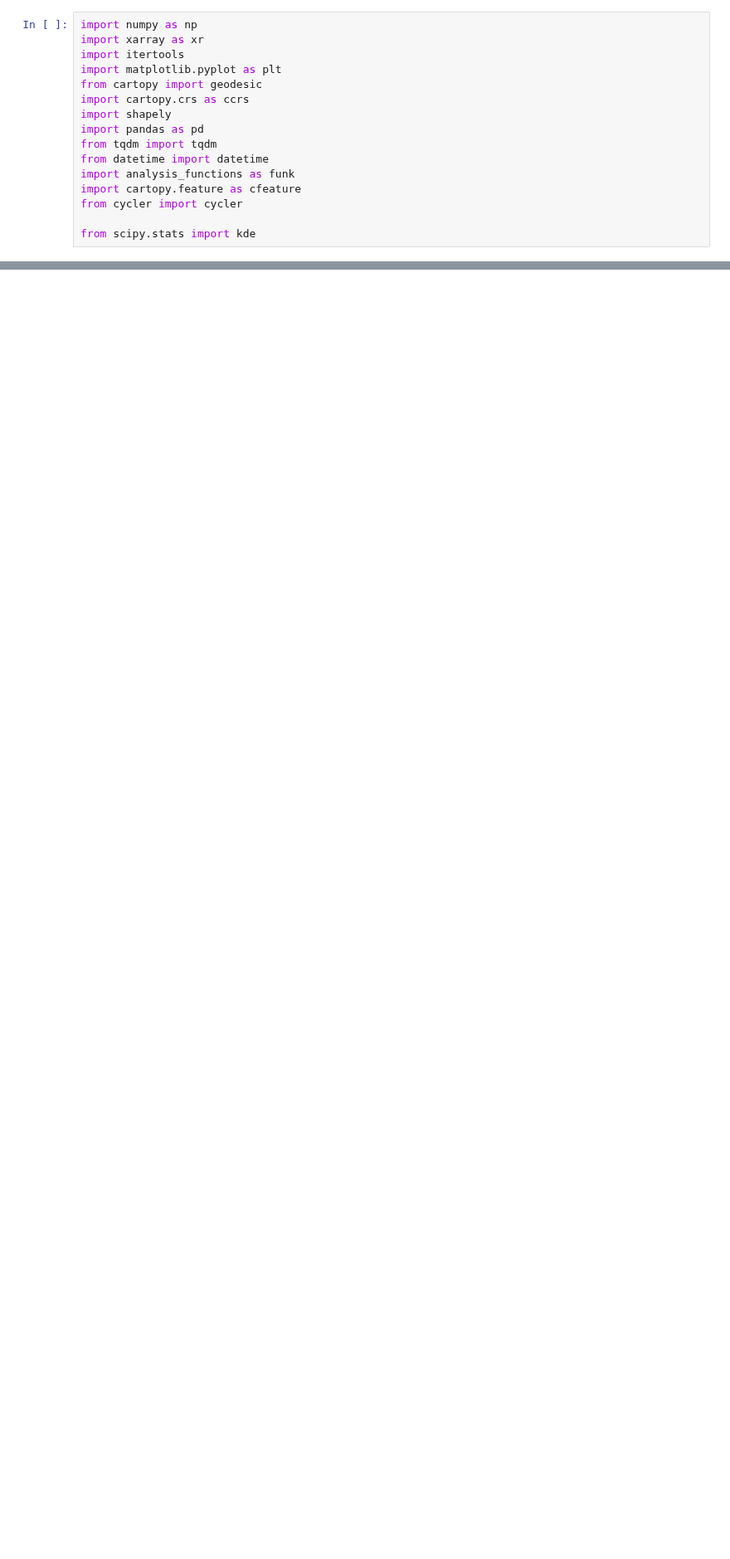
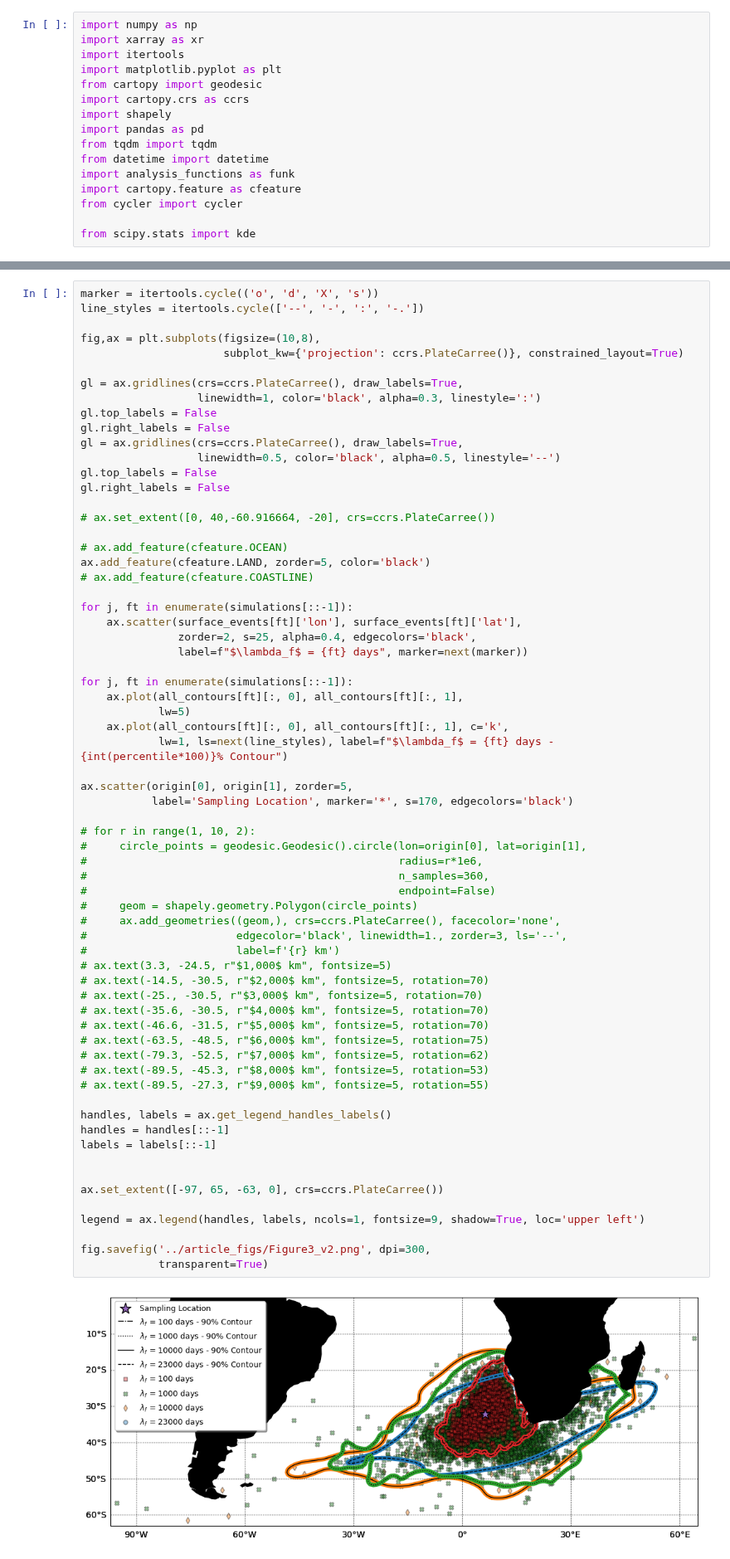
Before and after one commit to OceanParcels/Backtracking_Abyssal_Nanoplastics, a Jupyter notebook: analysis/Map_origin_particles_surface.ipynb, the cells around one changed output, grey strips where cells are left out. Shown at 83% size. Drawn from its saved outputs; the diff is of its cells as text; blank space fills up the shorter version.

```diff
--- a/analysis/Map_origin_particles_surface.ipynb
+++ b/analysis/Map_origin_particles_surface.ipynb
@@ -339,0 +158,68 @@ for line in contour_lines:
+# %%
+marker = itertools.cycle(('o', 'd', 'X', 's'))
+line_styles = itertools.cycle(['--', '-', ':', '-.'])
+
+fig,ax = plt.subplots(figsize=(10,8),
+                      subplot_kw={'projection': ccrs.PlateCarree()}, constrained_layout=True)
+
+gl = ax.gridlines(crs=ccrs.PlateCarree(), draw_labels=True,
+                  linewidth=1, color='black', alpha=0.3, linestyle=':')
+gl.top_labels = False
+gl.right_labels = False
+gl = ax.gridlines(crs=ccrs.PlateCarree(), draw_labels=True,
+                  linewidth=0.5, color='black', alpha=0.5, linestyle='--')
+gl.top_labels = False
+gl.right_labels = False
+
+# ax.set_extent([0, 40,-60.916664, -20], crs=ccrs.PlateCarree())
+
+# ax.add_feature(cfeature.OCEAN)
+ax.add_feature(cfeature.LAND, zorder=5, color='black')
+# ax.add_feature(cfeature.COASTLINE)
+
+for j, ft in enumerate(simulations[::-1]):
+    ax.scatter(surface_events[ft]['lon'], surface_events[ft]['lat'],
+               zorder=2, s=25, alpha=0.4, edgecolors='black',
+               label=f"$\lambda_f$ = {ft} days", marker=next(marker))
+
+for j, ft in enumerate(simulations[::-1]):
+    ax.plot(all_contours[ft][:, 0], all_contours[ft][:, 1],
+            lw=5)
+    ax.plot(all_contours[ft][:, 0], all_contours[ft][:, 1], c='k',
+            lw=1, ls=next(line_styles), label=f"$\lambda_f$ = {ft} days - {int(percentile*100)}% Contour")
+
+ax.scatter(origin[0], origin[1], zorder=5,
+           label='Sampling Location', marker='*', s=170, edgecolors='black')
+
+# for r in range(1, 10, 2):
+#     circle_points = geodesic.Geodesic().circle(lon=origin[0], lat=origin[1],
+#                                                radius=r*1e6,
+#                                                n_samples=360,
+#                                                endpoint=False)
+#     geom = shapely.geometry.Polygon(circle_points)
+#     ax.add_geometries((geom,), crs=ccrs.PlateCarree(), facecolor='none',
+#                       edgecolor='black', linewidth=1., zorder=3, ls='--',
+#                       label=f'{r} km')
+# ax.text(3.3, -24.5, r"$1,000$ km", fontsize=5)
+# ax.text(-14.5, -30.5, r"$2,000$ km", fontsize=5, rotation=70)
+# ax.text(-25., -30.5, r"$3,000$ km", fontsize=5, rotation=70)
+# ax.text(-35.6, -30.5, r"$4,000$ km", fontsize=5, rotation=70)
+# ax.text(-46.6, -31.5, r"$5,000$ km", fontsize=5, rotation=70)
+# ax.text(-63.5, -48.5, r"$6,000$ km", fontsize=5, rotation=75)
+# ax.text(-79.3, -52.5, r"$7,000$ km", fontsize=5, rotation=62)
+# ax.text(-89.5, -45.3, r"$8,000$ km", fontsize=5, rotation=53)
+# ax.text(-89.5, -27.3, r"$9,000$ km", fontsize=5, rotation=55)
+
+handles, labels = ax.get_legend_handles_labels()
+handles = handles[::-1]
+labels = labels[::-1]
+
+
+ax.set_extent([-97, 65, -63, 0], crs=ccrs.PlateCarree())
+
+legend = ax.legend(handles, labels, ncols=1, fontsize=9, shadow=True, loc='upper left')
+
+fig.savefig('../article_figs/Figure3_v2.png', dpi=300,
+            transparent=True)
+# %% [output]
+[figure, added]
```
Also changed, not shown: parts of 38 cells of this notebook, 14 other files.
